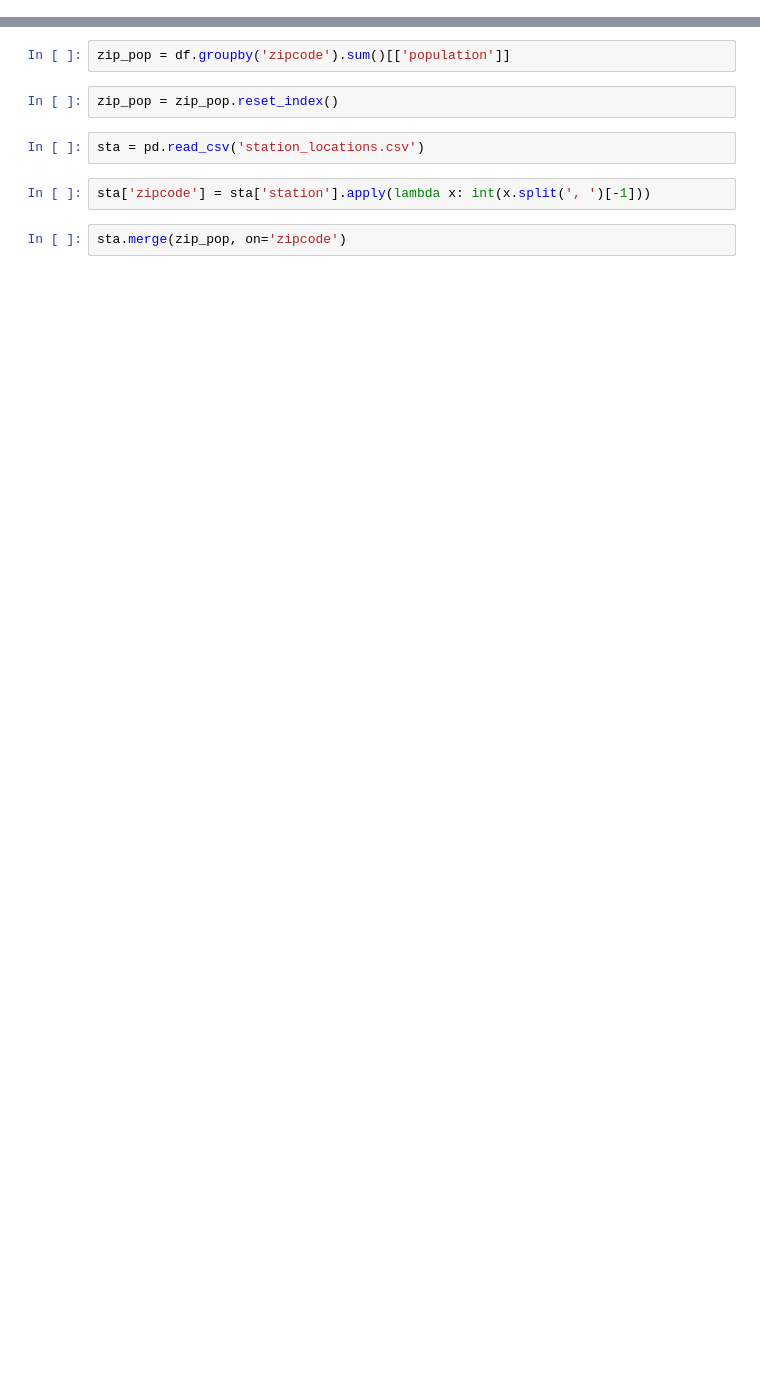
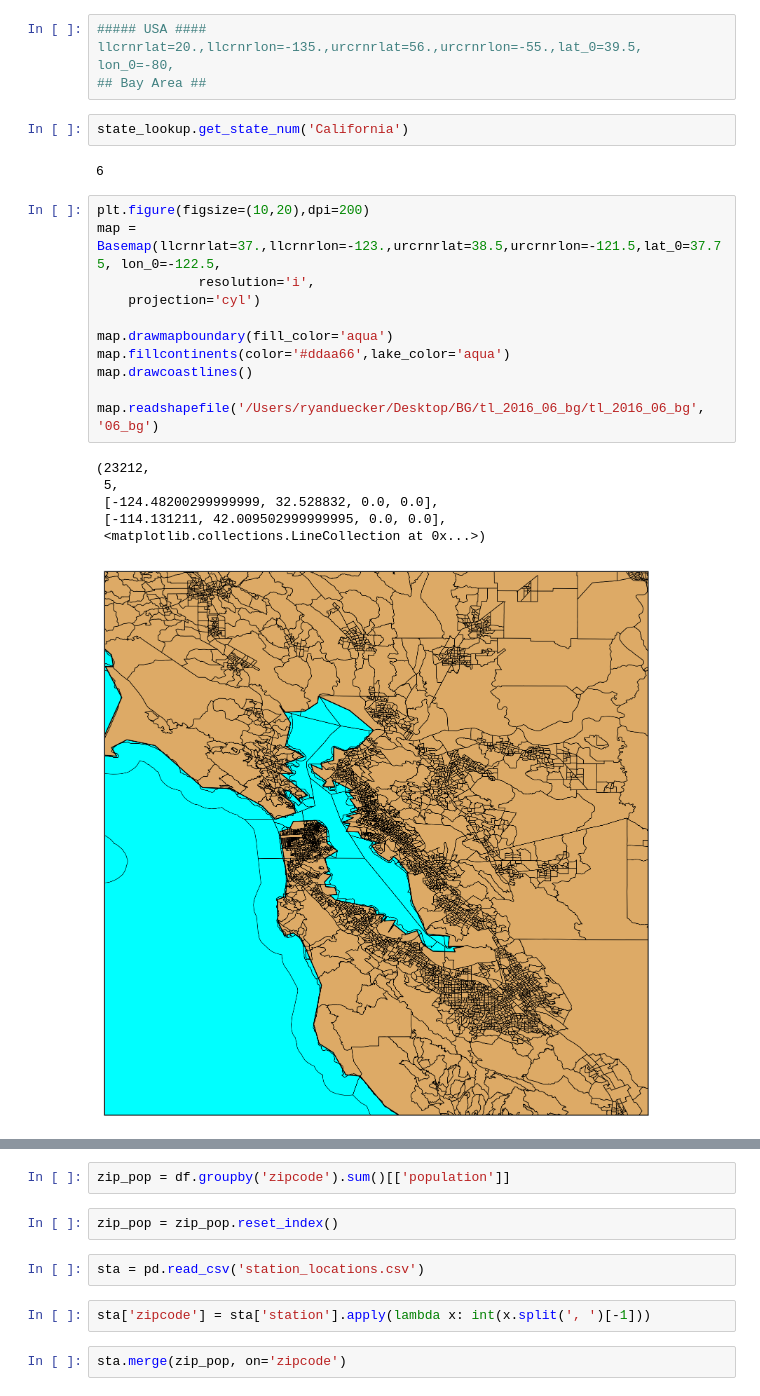
Before and after one commit to RyanAugust/public_transit_usability, a Jupyter notebook: public_transit_usability/analysis.ipynb, the cells around one changed output, grey strips where cells are left out. Saved outputs shown, nothing was run; the diff lists cells and outputs as text; blank space fills up the shorter version.

```diff
--- a/public_transit_usability/analysis.ipynb
+++ b/public_transit_usability/analysis.ipynb
@@ -5,0 +19,25 @@ import matplotlib.pyplot as plt
+# %%
+##### USA #### llcrnrlat=20.,llcrnrlon=-135.,urcrnrlat=56.,urcrnrlon=-55.,lat_0=39.5, lon_0=-80,
+## Bay Area ##
+# %%
+state_lookup.get_state_num('California')
+# %% [output]
+6
+# %%
+plt.figure(figsize=(10,20),dpi=200)
+map = Basemap(llcrnrlat=37.,llcrnrlon=-123.,urcrnrlat=38.5,urcrnrlon=-121.5,lat_0=37.75, lon_0=-122.5,
+             resolution='i',
+    projection='cyl')
+
+map.drawmapboundary(fill_color='aqua')
+map.fillcontinents(color='#ddaa66',lake_color='aqua')
+map.drawcoastlines()
+
+map.readshapefile('/Users/ryanduecker/Desktop/BG/tl_2016_06_bg/tl_2016_06_bg', '06_bg')
+# %% [output]
+(23212,
+ 5,
+ [-124.48200299999999, 32.528832, 0.0, 0.0],
+ [-114.131211, 42.009502999999995, 0.0, 0.0],
+ <matplotlib.collections.LineCollection at 0x...>)
+[figure, added]
```
Also changed, not shown: parts of 9 cells of this notebook.
